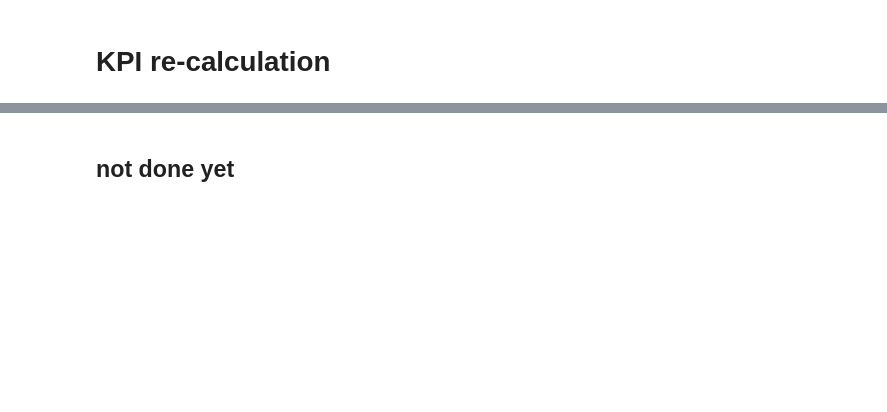
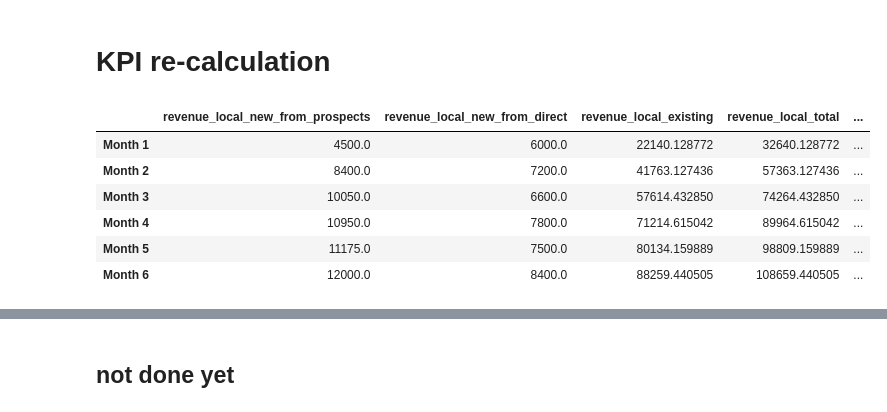
Before and after one commit to slunara/corporateProject, a Jupyter notebook: simulation.ipynb, the cells around one changed output, grey strips where cells are left out. Cells and saved outputs as stored; diff of their text form; code cells hidden in the pictures; blank space fills up the shorter version.

```diff
--- a/simulation.ipynb
+++ b/simulation.ipynb
@@ -262,7 +296,7 @@ def compute_new_forecast(variable_To_Change, PO_change):
     )
 
     # Compute new total revenue
-    new_total_revenue = compute_revenue_forecast(local_customer_forecast_df, tourist_customer_forecast_df, avg_ticket_df)
+    new_total_revenue_df = compute_revenue_forecast(local_customer_forecast_df, tourist_customer_forecast_df, avg_ticket_df)
 
-    return new_total_revenue
+    return new_total_revenue_df,local_customer_forecast_df,tourist_customer_forecast_df
 # %%
@@ -275,2 +341,12 @@ np.float64(399999.99999999965)
 # %% [markdown]
 # KPI re-calculation
+# %%
+new_total_revenue_df
+# %% [output]
+|  | revenue_local_new_from_prospects | revenue_local_new_from_direct | revenue_local_existing | revenue_local_total | ... |
+| Month 1 | 4500.0 | 6000.0 | 22140.128772 | 32640.128772 | ... |
+| Month 2 | 8400.0 | 7200.0 | 41763.127436 | 57363.127436 | ... |
+| Month 3 | 10050.0 | 6600.0 | 57614.432850 | 74264.432850 | ... |
+| Month 4 | 10950.0 | 7800.0 | 71214.615042 | 89964.615042 | ... |
+| Month 5 | 11175.0 | 7500.0 | 80134.159889 | 98809.159889 | ... |
+| Month 6 | 12000.0 | 8400.0 | 88259.440505 | 108659.440505 | ... |
```
Also changed, not shown: parts of 16 cells of this notebook.
